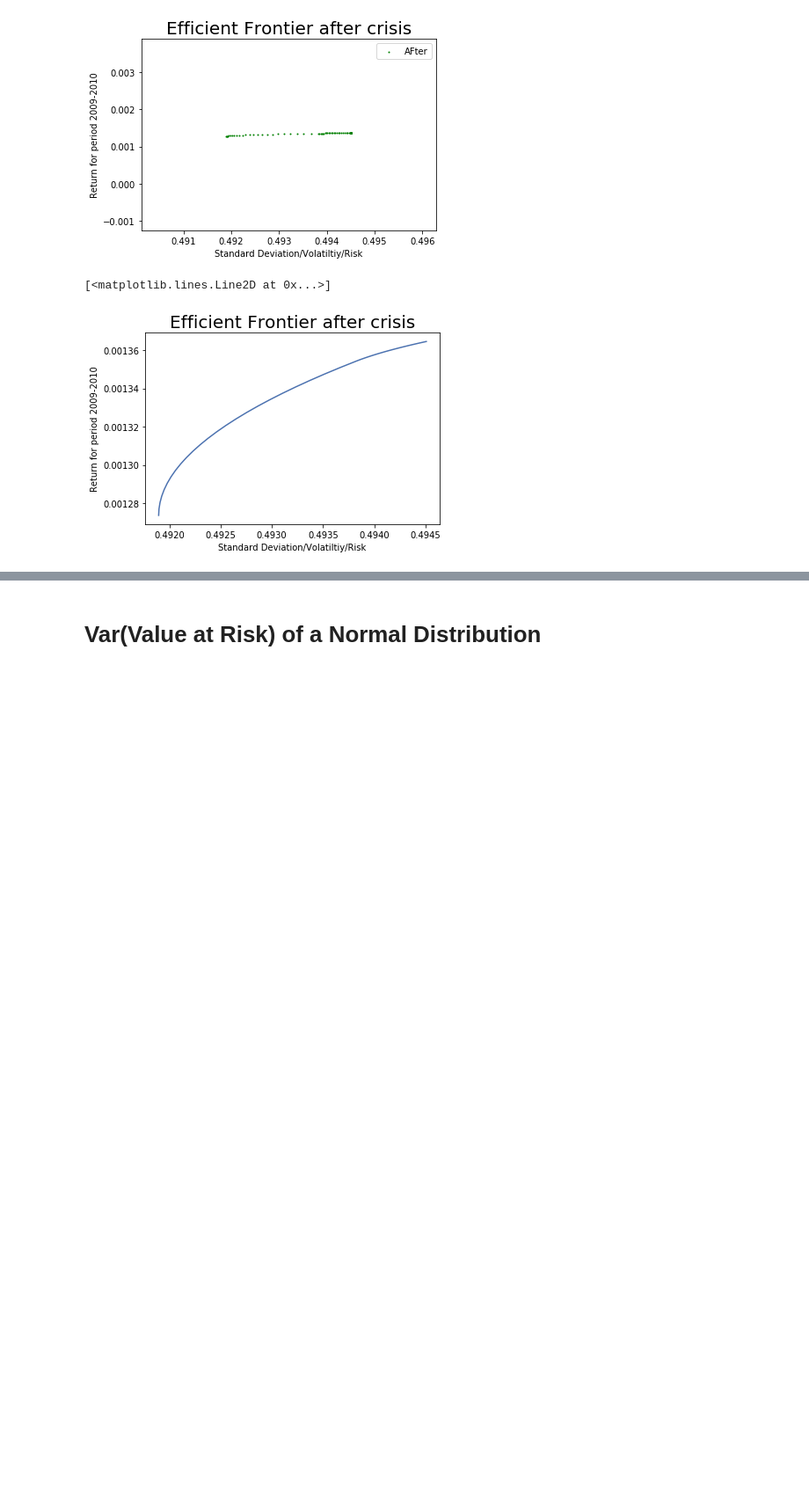
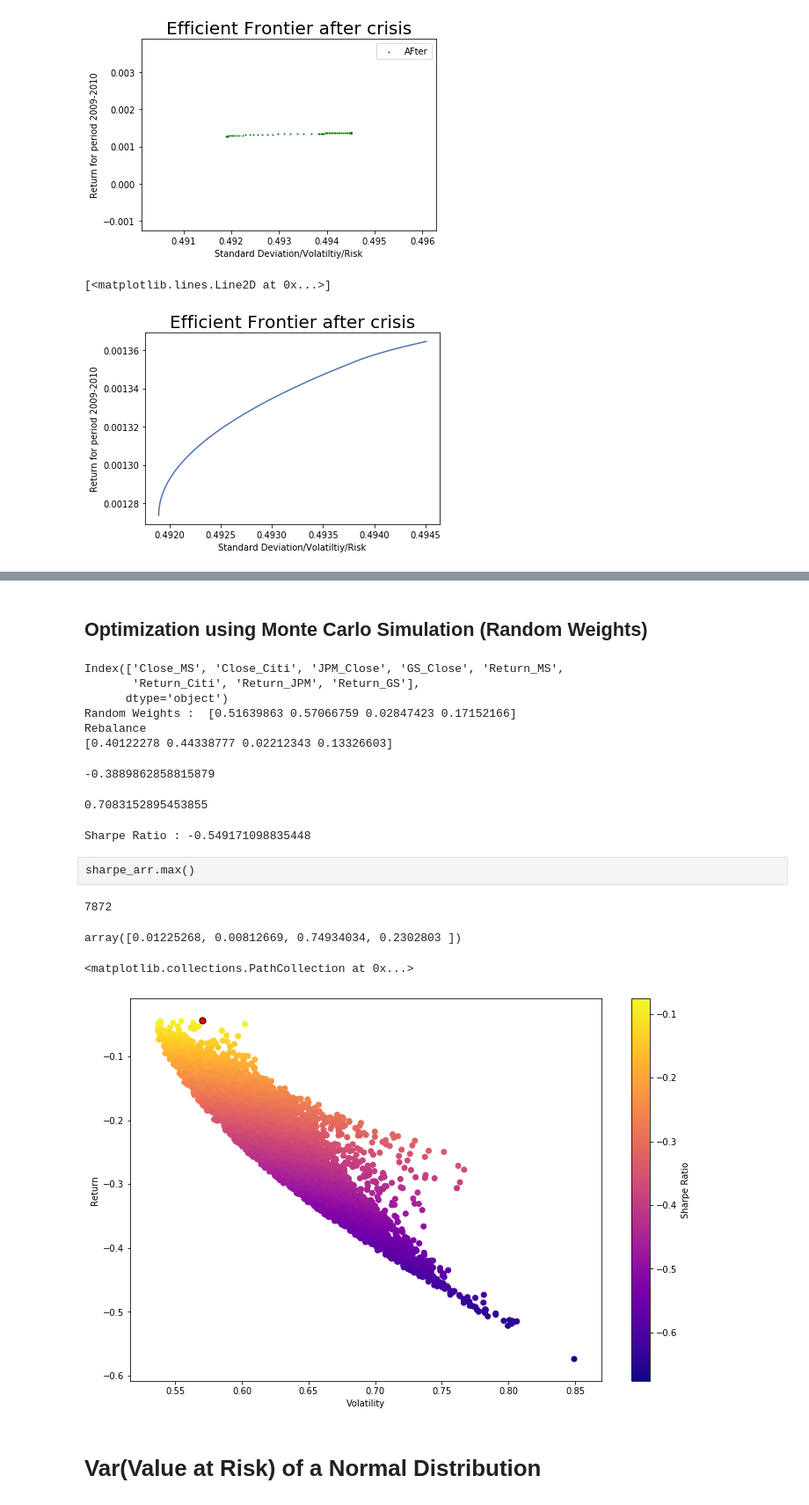
Before and after one commit to BAGLAT/Portfolio-Risk-Management, a Jupyter notebook: Quantitative Risk Management - Portfolio of Citi, GS, JPM, MS during Financial Crisis.ipynb, the cells around one changed output, grey strips where cells are left out. Shown: that part at 88% size. Saved outputs shown, nothing was run; the diff lists cells and outputs as text; code cells hidden in the pictures; blank space fills up the shorter version.

```diff
--- a/Quantitative Risk Management - Portfolio of Citi, GS, JPM, MS during Financial Crisis.ipynb
+++ b/Quantitative Risk Management - Portfolio of Citi, GS, JPM, MS during Financial Crisis.ipynb
@@ -890,2 +925,81 @@ plt.plot(vol,ret)
+# %% [markdown]
+## Optimization using Monte Carlo Simulation (Random Weights)
+# %%
+np.random.seed(101)
+print(df1.columns)
+rand_weights = np.array(np.random.rand(4))
+print('Random Weights : ',rand_weights)
+## To make sum of random weights equal to 1 , divide each random generated weight by sum
+print('Rebalance')
+weights = rand_weights/np.sum(rand_weights)
+print(weights)
+# %% [output]
+Index(['Close_MS', 'Close_Citi', 'JPM_Close', 'GS_Close', 'Return_MS',
+       'Return_Citi', 'Return_JPM', 'Return_GS'],
+      dtype='object')
+Random Weights :  [0.51639863 0.57066759 0.02847423 0.17152166]
+Rebalance
+[0.40122278 0.44338777 0.02212343 0.13326603]
+# %%
+## Yearly portfolio expected return
+exp_ret = np.sum(df_returns.mean()*weights*252)
+exp_ret
+# %% [output]
+-0.3889862858815879
+# %%
+## Portfolio Volatility Yearly
+exp_vol = np.sqrt(np.dot(weights.T,np.dot(df_returns.cov()*252,weights)))
+exp_vol
+# %% [output]
+0.7083152895453855
+# %%
+## Sharpe Ratio
+sr = exp_ret/exp_vol
+print('Sharpe Ratio :',sr)
+# %% [output]
+Sharpe Ratio : -0.549171098835448
+# %%
+## Final code for monte carlo
+np.random.seed(101)
+num_ports = 10000
+all_weights = np.zeros((num_ports,len(df_returns.columns)))
+ret_arr = np.zeros(num_ports)
+vol_arr = np.zeros(num_ports)
+sharpe_arr = np.zeros(num_ports)
+
+for ind in range(num_ports):
+    rand_weights = np.array(np.random.rand(4))
+    ## To make sum of random weights equal to 1 , divide each random generated weight by sum
+    weights = rand_weights/np.sum(rand_weights)
+    all_weights[ind,:] = weights
+    ## Yearly portfolio expected return
+    ret_arr[ind] = np.sum(df_returns.mean()*weights*252)
+    ## Portfolio Volatility Yearly
+    vol_arr[ind] = np.sqrt(np.dot(weights.T,np.dot(df_returns.cov()*252,weights)))
+    ## Sharpe Ratio
+    sharpe_arr[ind] = ret_arr[ind]/vol_arr[ind]
+# %% [raw]
+sharpe_arr.max()
+# %%
+sharpe_arr.argmax()
+# %% [output]
+7872
+# %%
+all_weights[7872,:]
+# %% [output]
+array([0.01225268, 0.00812669, 0.74934034, 0.2302803 ])
+# %%
+max_sr_ret = ret_arr[7872]
+max_sr_vol = vol_arr[7872]
+# %%
+plt.figure(figsize=(12,8))
+plt.scatter(vol_arr,ret_arr,c=sharpe_arr,cmap='plasma')
+plt.colorbar(label='Sharpe Ratio')
+plt.xlabel('Volatility')
+plt.ylabel('Return')
+plt.scatter(max_sr_vol,max_sr_ret,c='red',s=50,edgecolors='black')
+# %% [output]
+<matplotlib.collections.PathCollection at 0x...>
+[figure, added]
 # %% [markdown]
 # Var(Value at Risk) of a Normal Distribution
```
Also changed, not shown: parts of 30 cells of this notebook.
